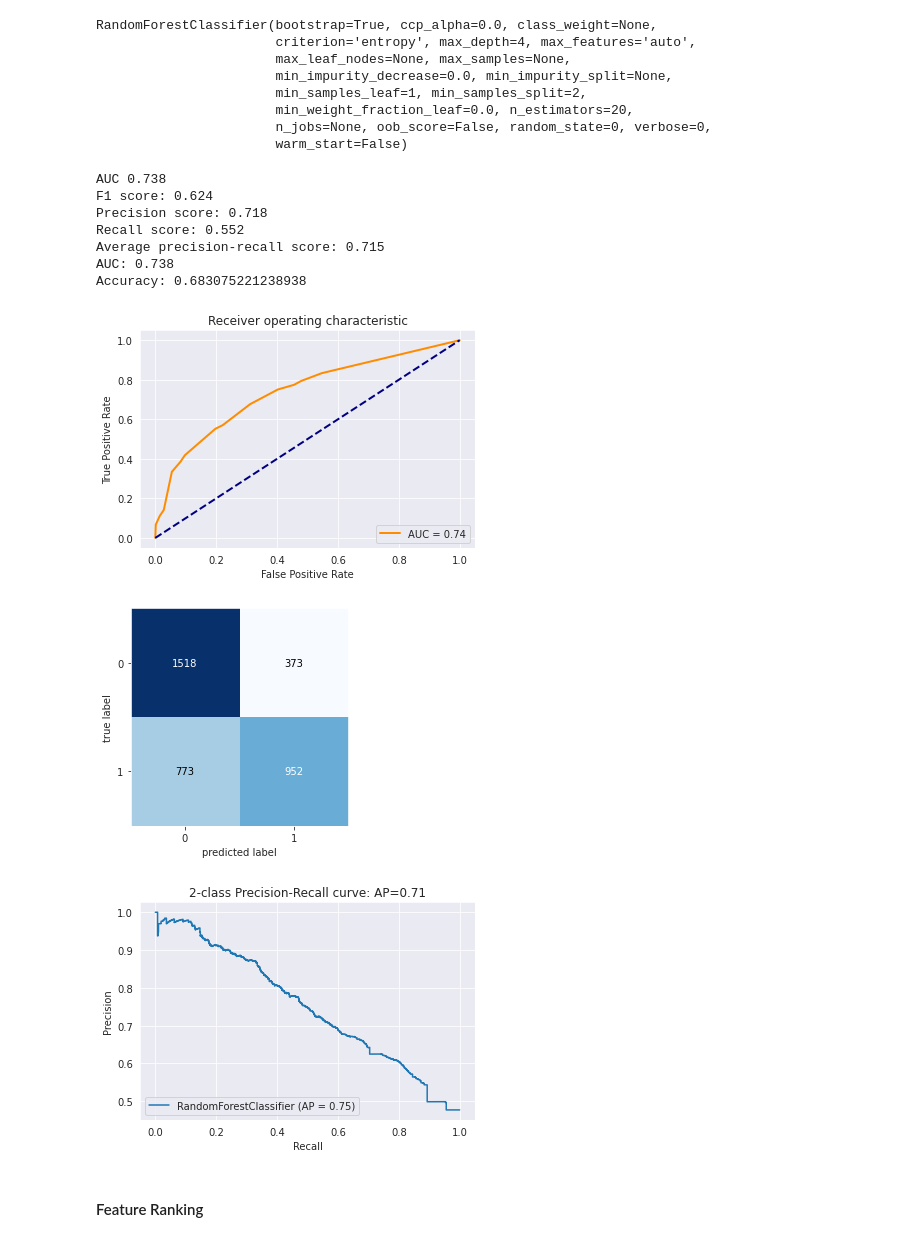
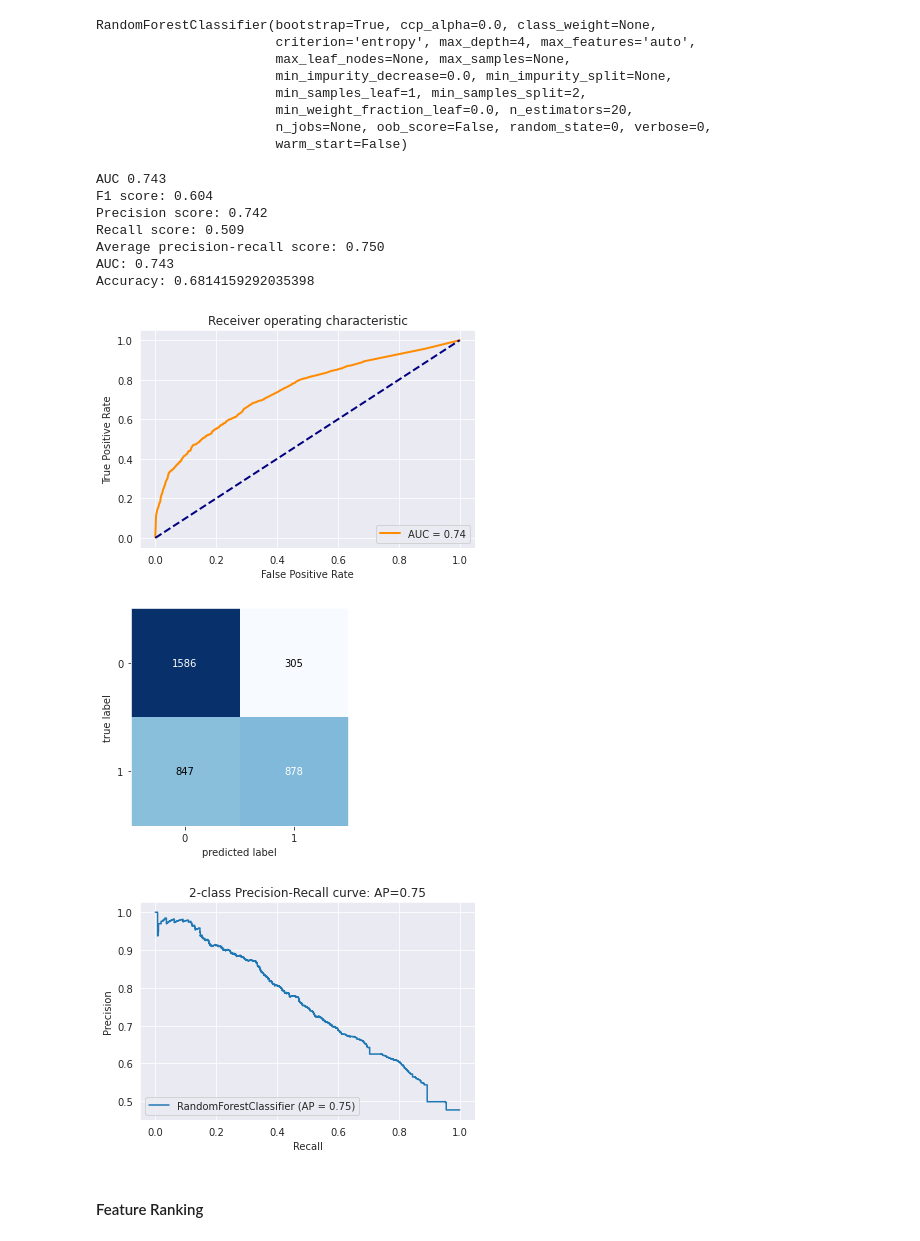
Before and after one commit to jmarrietar/mineria-de-datos, a Jupyter notebook: [Proyecto] Clasificacion.ipynb, the cells around one changed output. Saved outputs shown, nothing was run; the diff lists cells and outputs as text; code cells hidden in the pictures.

```diff
--- a/[Proyecto] Clasificacion.ipynb
+++ b/[Proyecto] Clasificacion.ipynb
@@ -523,17 +523,21 @@ RandomForestClassifier(bootstrap=True, ccp_alpha=0.0, class_weight=None,
                        n_jobs=None, oob_score=False, random_state=0, verbose=0,
                        warm_start=False)
 # %%
+# Predictions for test data
+predictions_proba = model.predict_proba(X_test)[:, 1]
+predictions = model.predict(X_test)
+
 # Calculate all metrics and Plots
 calculate_metrics(X_test, y_test, model, predictions_proba, predictions)
 # %% [output]
-AUC 0.738
-F1 score: 0.624
-Precision score: 0.718
-Recall score: 0.552
-Average precision-recall score: 0.715
-AUC: 0.738
-Accuracy: 0.683075221238938
+AUC 0.743
+F1 score: 0.604
+Precision score: 0.742
+Recall score: 0.509
+Average precision-recall score: 0.750
+AUC: 0.743
+Accuracy: 0.6814159292035398
-[figure, old version]
+[figure, new version]
 [figure]
 [figure]
 # %% [markdown]
```
Also changed, not shown: parts of 1 cell of this notebook.
